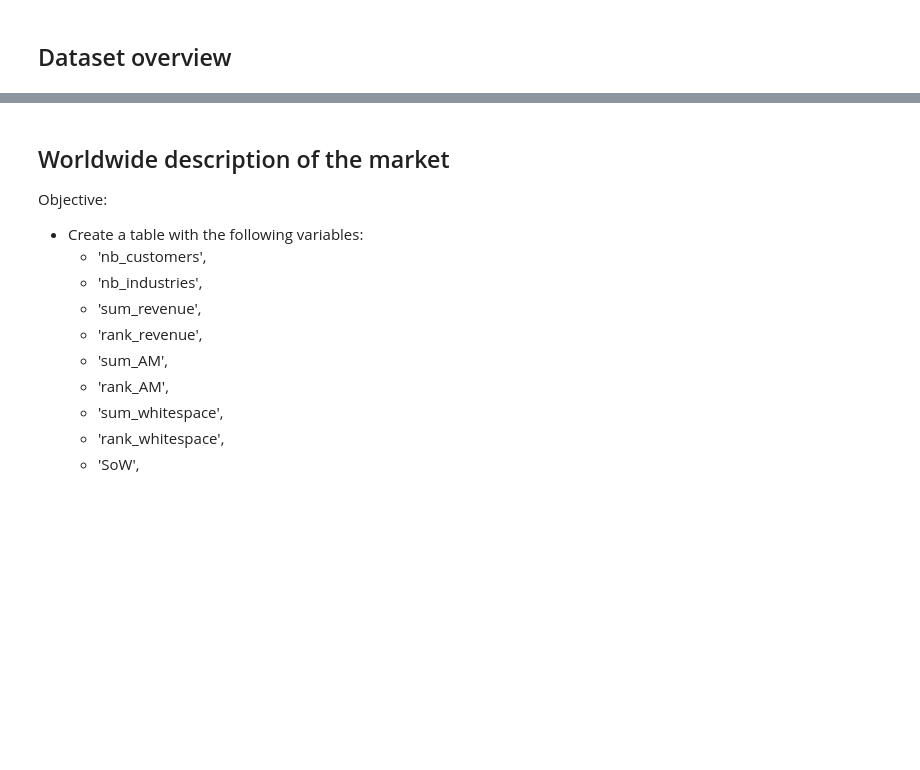
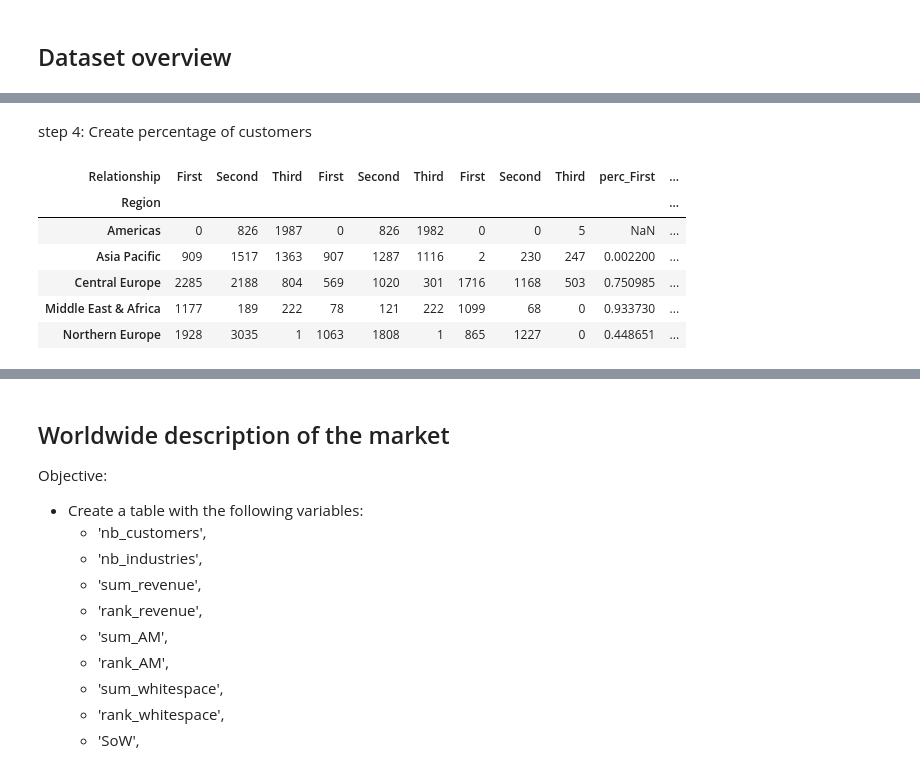
Before and after one commit to thomaspernet/PythonTeaching, a Jupyter notebook: Lectures/05_Pandas/UseCases/Use_Case_CA.ipynb, the cells around one changed output, grey strips where cells are left out. Cells and saved outputs as stored; diff of their text form; code cells hidden in the pictures; blank space fills up the shorter version.

```diff
--- a/Lectures/05_Pandas/UseCases/Use_Case_CA.ipynb
+++ b/Lectures/05_Pandas/UseCases/Use_Case_CA.ipynb
@@ -151,0 +116,8 @@ all_
+# %%
+custom = (df_final
+          .loc[lambda x: x['TARGET_reference'] > 0]
+          .reset_index('ID')
+          .groupby(['Region', 'Relationship'])['ID']
+          .count()
+          .unstack(-1, fill_value=0)
+          )
@@ -151,0 +176,17 @@ all_
+# %% [markdown]
+step 4: Create percentage of customers
+# %%
+df_customers_ = df_customers.assign(
+    perc_First=lambda x: x.iloc[:, 6] / x.iloc[:, 0],
+    perc_Second=lambda x: x.iloc[:, 7] / x.iloc[:, 1],
+    perc_Third=lambda x: x.iloc[:, 8] / x.iloc[:, 2]
+)
+df_customers_.head()
+# %% [output]
+| Relationship | First | Second | Third | First | Second | Third | First | Second | Third | perc_First | ... |
+| Region |  |  |  |  |  |  |  |  |  |  | ... |
+| Americas | 0 | 826 | 1987 | 0 | 826 | 1982 | 0 | 0 | 5 | NaN | ... |
+| Asia Pacific | 909 | 1517 | 1363 | 907 | 1287 | 1116 | 2 | 230 | 247 | 0.002200 | ... |
+| Central Europe | 2285 | 2188 | 804 | 569 | 1020 | 301 | 1716 | 1168 | 503 | 0.750985 | ... |
+| Middle East & Africa | 1177 | 189 | 222 | 78 | 121 | 222 | 1099 | 68 | 0 | 0.933730 | ... |
+| Northern Europe | 1928 | 3035 | 1 | 1063 | 1808 | 1 | 865 | 1227 | 0 | 0.448651 | ... |
```
Also changed, not shown: parts of 30 cells of this notebook.
